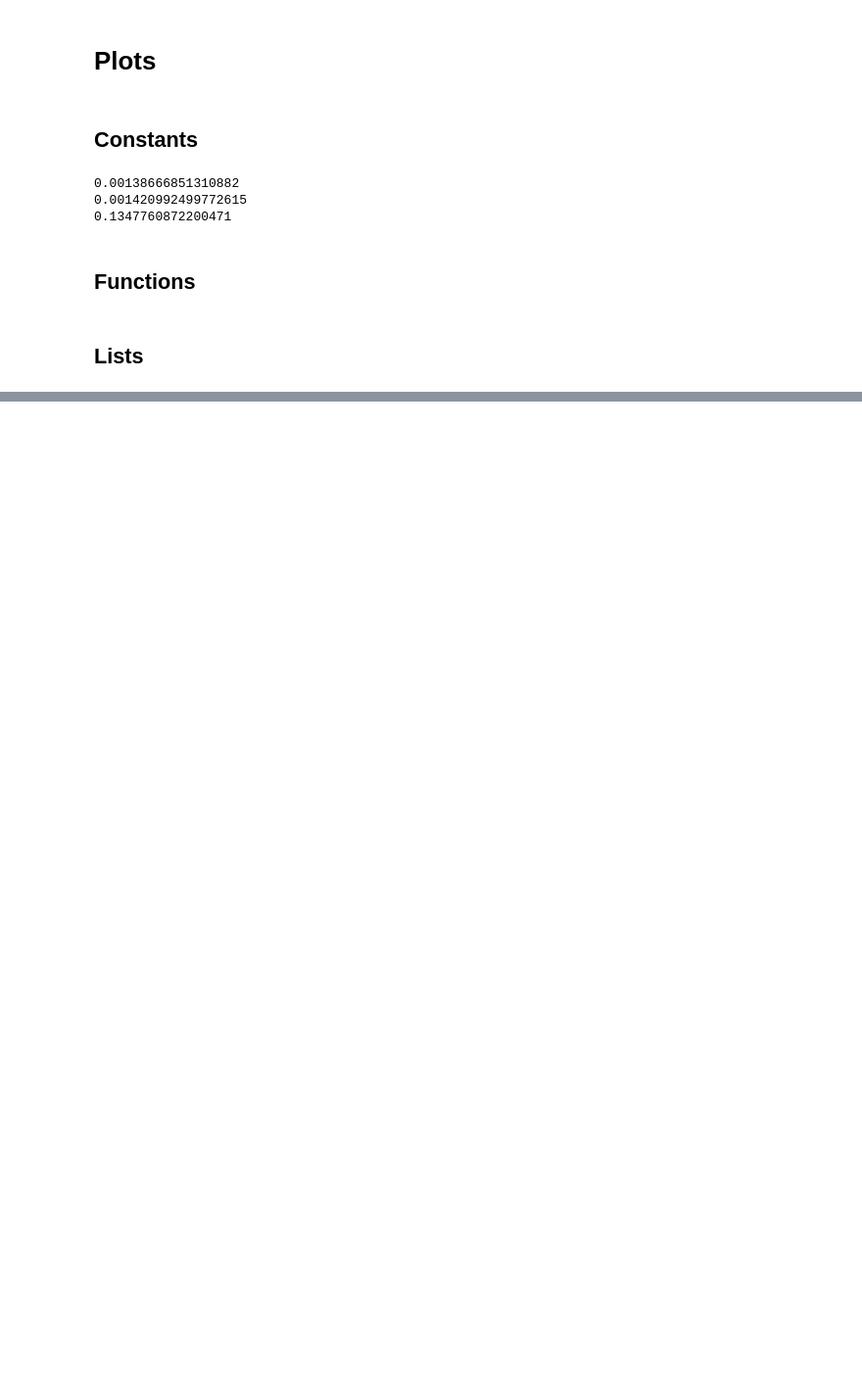
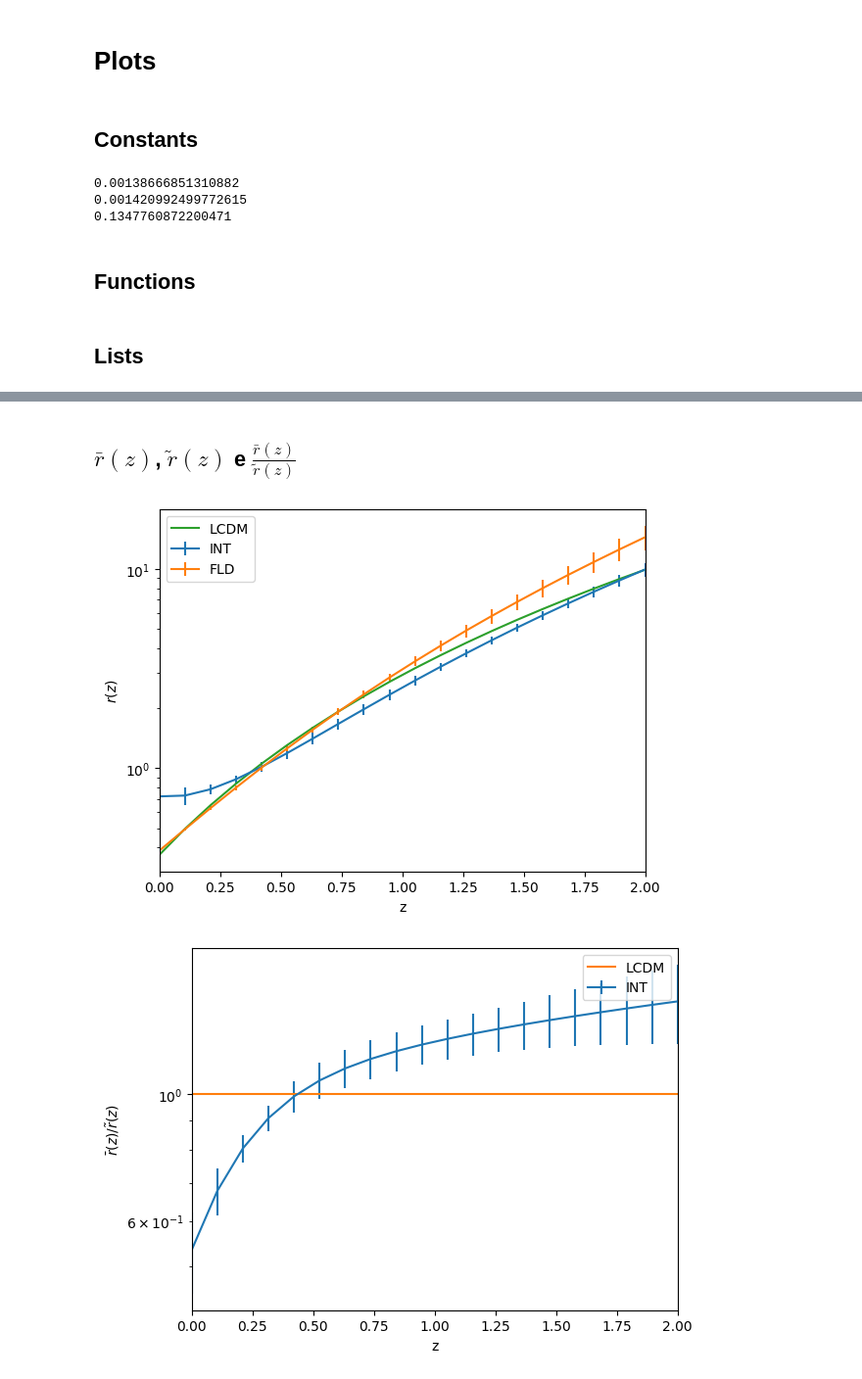
Before and after one commit to Diismas19/dark-degeneracy, a Jupyter notebook: coding/plots.ipynb, the cells around one changed output, grey strips where cells are left out. Shown: that part at 98% size. Drawn from its saved outputs; the diff is of its cells as text; code cells hidden in the pictures; blank space fills up the shorter version.

Commit message:
completing the plots

```diff
--- a/coding/plots.ipynb
+++ b/coding/plots.ipynb
@@ -53,6 +53,8 @@ g.export('triplot.pdf')
 # %% [markdown]
 ## Constants
 # %%
+# verificar os valores dos parametros com o valerio
+
 h0 = 6.8155947E+01/100
 omega_b0 = 2.2457804E-02 / (h0**2)
 omega_c0 = 1.1844504E-01 / (h0**2)
@@ -65,6 +67,8 @@ omega_c0_bar = 1.1963035E-01 / (h0_bar**2)
 omega_m0_bar = 3.1491846E-01
 omega_x0_bar = 1 - omega_m0_bar
 r0_bar = omega_c0_bar / omega_x0_bar
+w0_fld_bestfit = -7.8399734E-01
+wa_fld_bestfit = -8.0138038E-01
 
 h0_tilde = 6.6924530E+01 / 100
 omega_b0_tilde = 2.2354945E-02 / (h0_tilde**2)
@@ -72,10 +76,12 @@ omega_c0_tilde = 1.1907962E-01 / (h0_tilde**2)
 omega_m0_tilde = 4.5055629E-01
 omega_x0_tilde = 1 - omega_m0_tilde
 r0_tilde = omega_c0_tilde / omega_x0_tilde
+w0_int_bestfit = -8.0469053E-01
+wa_int_bestfit = -6.3298550E-01
 
-print(omega_m0 - omega_c0 - omega_b0)
-print(omega_m0_bar - omega_c0_bar - omega_b0_bar)
-print(omega_m0_tilde - omega_c0_tilde - omega_b0_tilde)
+# print(omega_m0 - omega_c0 - omega_b0)
+# print(omega_m0_bar - omega_c0_bar - omega_b0_bar)             mostrar essas diferenças, talvez neutrinos e radiação
+# print(omega_m0_tilde - omega_c0_tilde - omega_b0_tilde)
 # %% [output]
 0.00138666851310882
 0.001420992499772615
@@ -162,8 +171,8 @@ for i in range(1,5):
         lines = int_data.readlines()
         for line in lines[1:]:
             line = line.split()
-            w0_int.append(line[7])
-            wa_int.append(line[8])
+            w0_int.append(float(line[7]))
+            wa_int.append(float(line[8]))
 
 for i in range(1,5):
     path_fld = f'/home/vitor-petri/projects/cobaya/coding/vitor-cobaya-fld/chains/fld.{i}.txt'
@@ -171,5 +180,5 @@ for i in range(1,5):
         lines = fld_data.readlines()
         for line in lines[1:]:
             line = line.split()
-            w0_fld.append(line[7])
-            wa_fld.append(line[8])
+            w0_fld.append(float(line[7]))
+            wa_fld.append(float(line[8]))
@@ -209,0 +185,45 @@ Diferença entre os Sigma8: 3.358812479259399e-07
+# %% [markdown]
+## $\bar{r}(z)$, $\tilde{r}(z)$ e $\frac{\bar{r}(z)}{\tilde{r}(z)}$
+# %%
+r_tilde_values=[]
+r_barra_values=[]
+ratio_values=[]
+
+for i in range(len(w0_int)):
+    r_tilde_values.append(r_tilde(z,w0_int[i],wa_int[i]))
+
+for i in range(len(w0_fld)):
+    r_barra_values.append(r_barra(z,w0_fld[i],wa_fld[i]))
+
+for i in range(len(w0_int)):
+    ratio_values.append(ratio(z,w0_fld[i],wa_fld[i],w0_int[i],wa_int[i]))
+
+r_barra_std=np.std(r_barra_values,axis=0)
+r_tilde_std=np.std(r_tilde_values,axis=0)
+ratio_std=np.std(ratio_values,axis=0)
+
+plt.figure(1)
+plt.errorbar(z,r_tilde(z,w0_int_bestfit,wa_int_bestfit),yerr=r_tilde_std,label='INT')
+plt.errorbar(z,r_barra(z,w0_fld_bestfit,wa_fld_bestfit),yerr=r_barra_std,label='FLD')
+plt.plot(z,r(z),label='LCDM')
+plt.xlabel('z')
+plt.ylabel(r'$r(z)$')
+plt.yscale("log")
+plt.xlim(0,2)
+plt.legend()
+plt.savefig('r.pdf')
+plt.show()
+
+plt.figure(2)
+plt.errorbar(z,ratio(z,w0_fld_bestfit,wa_fld_bestfit,w0_int_bestfit,wa_int_bestfit),yerr=ratio_std,label='INT')
+plt.plot(z,r(z)/r(z),label='LCDM')
+plt.xlabel('z')
+plt.ylabel(r'$\bar{r}(z)/\tilde{r}(z)$')
+plt.yscale("log")
+plt.xlim(0,2)
+plt.legend()
+plt.savefig('ratio.pdf')
+plt.show()
+# %% [output]
+[figure, added]
+[figure, added]
```
Also changed, not shown: parts of 13 cells of this notebook, 9 other files.
